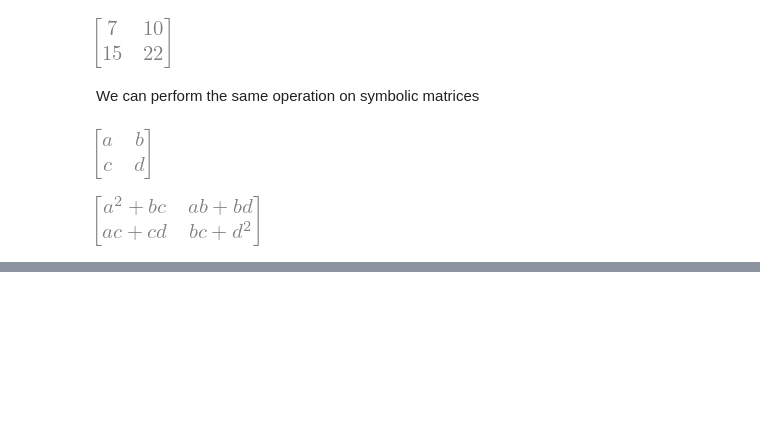
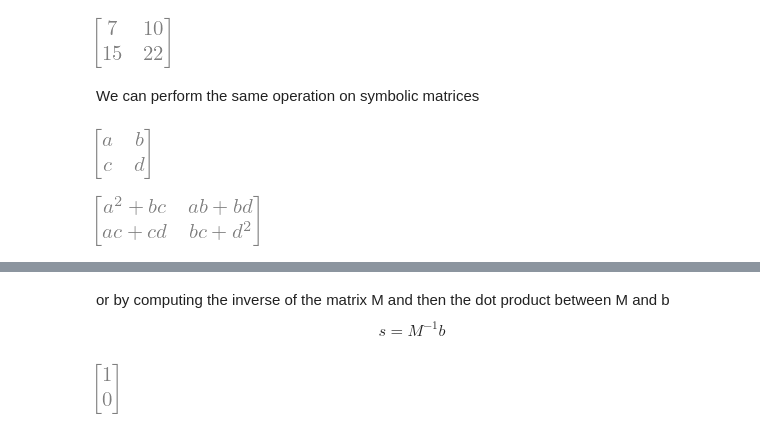
Before and after one commit to luigiselmi/numethods, a Jupyter notebook: symbolic_computation.ipynb, the cells around one changed output, grey strips where cells are left out. Drawn from its saved outputs; the diff is of its cells as text; code cells hidden in the pictures; blank space fills up the shorter version.

```diff
--- a/symbolic_computation.ipynb
+++ b/symbolic_computation.ipynb
@@ -344,0 +363,8 @@ M * M
+# %% [markdown]
+or by computing the inverse of the matrix M and then the dot product between M and b
+$$s = M^{-1}b$$
+# %%
+s = M.inv() * b
+s
+# %% [output]
+[figure, added]
```
Also changed, not shown: parts of 4 cells of this notebook.
